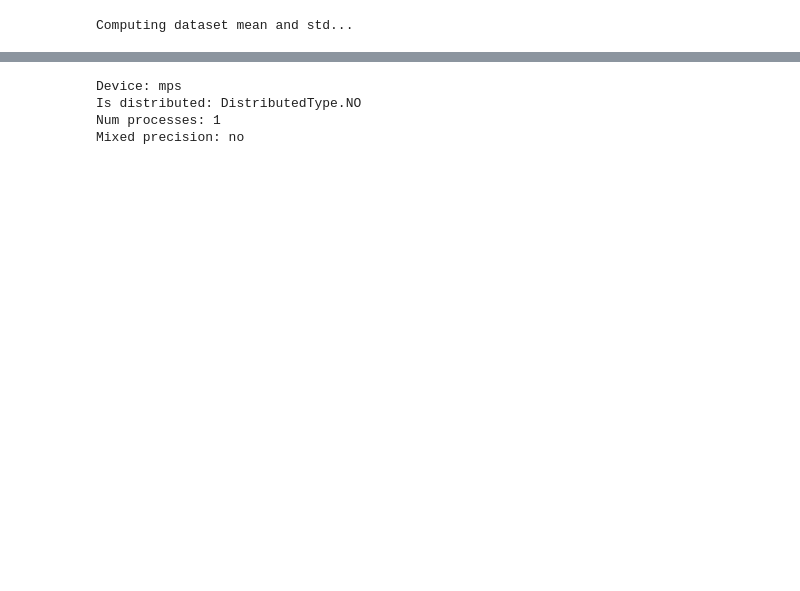
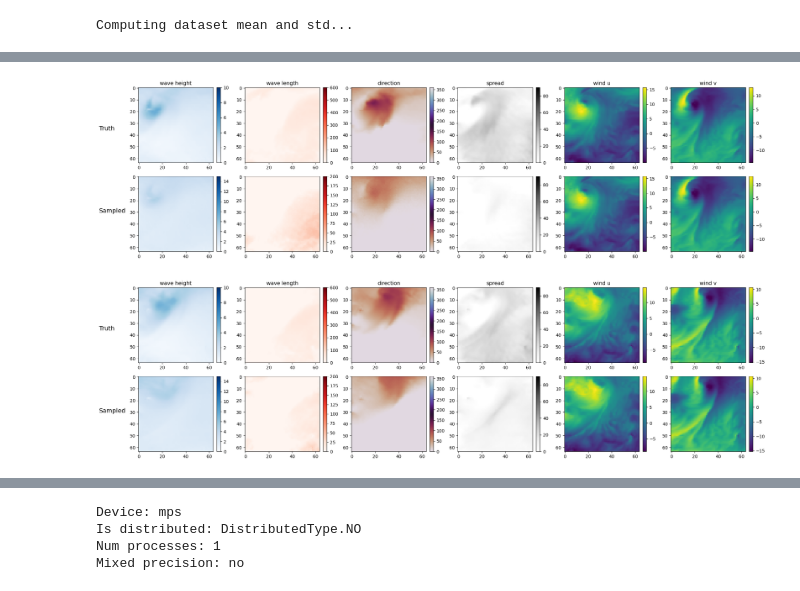
Before and after one commit to jiarong-wu/smalldiffusion, a Jupyter notebook: examples/wavediff.ipynb, the cells around one changed output, grey strips where cells are left out. Saved outputs shown, nothing was run; the diff lists cells and outputs as text; code cells hidden in the pictures; blank space fills up the shorter version.

```diff
--- a/examples/wavediff.ipynb
+++ b/examples/wavediff.ipynb
@@ -110,0 +101,10 @@ x, f = next(loader_iter)
+# %%
+x0_ = train.inv_tf_x(x0)
+x_ = train.inv_tf_x(x)
+f_ = train.inv_tf_f(f)
+for i in range(2):
+    fig = plot_sample(x0_.detach().cpu().numpy()[i], x_.detach().cpu().numpy()[i], f_.detach().cpu().numpy()[i])
+    fig.savefig('../run/results/' + f'sample{i}.png')
+# %% [output]
+[figure, added]
+[figure, added]
```
Also changed, not shown: parts of 11 cells of this notebook, 2 other files.
